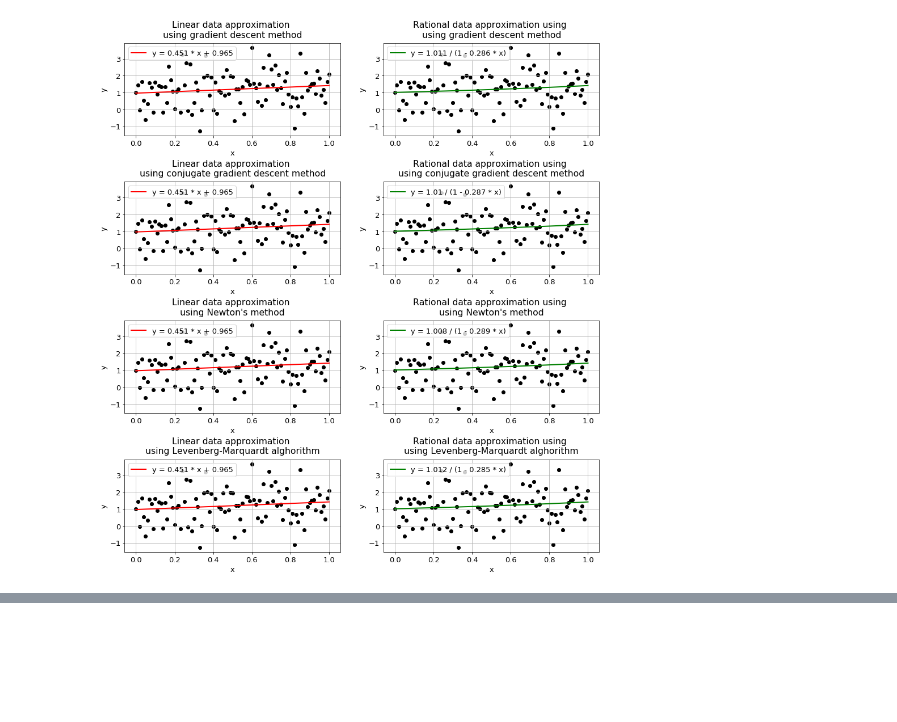
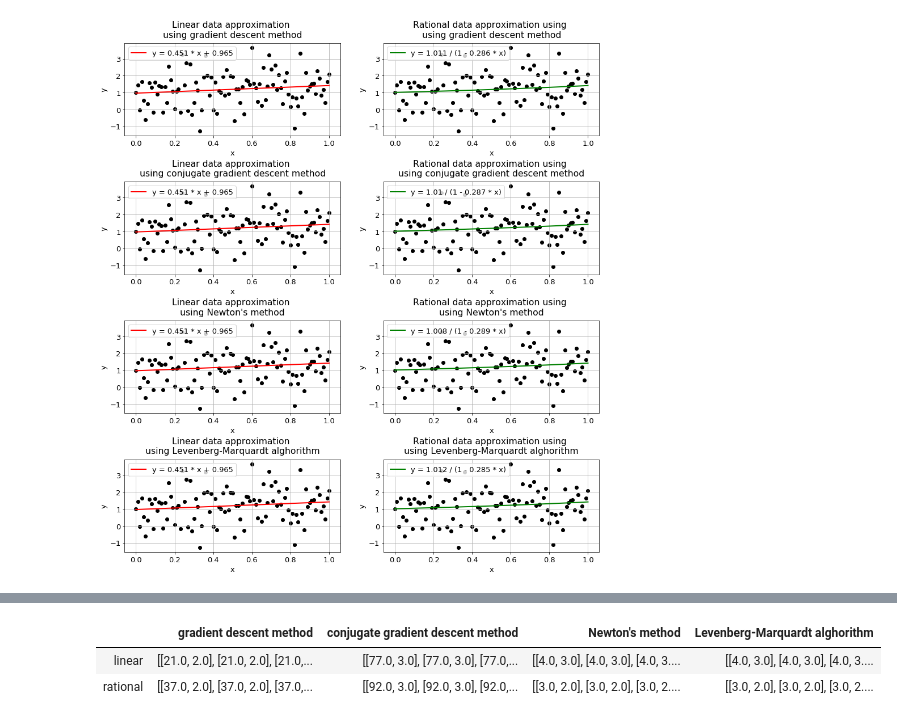
Before and after one commit to belpablo/Algorithms-21, a Jupyter notebook: Lab_3/Lab_3.ipynb, the cells around one changed output, grey strips where cells are left out. Cells and saved outputs as stored; diff of their text form; code cells hidden in the pictures; blank space fills up the shorter version.

```diff
--- a/Lab_3/Lab_3.ipynb
+++ b/Lab_3/Lab_3.ipynb
@@ -347,0 +434,37 @@ fig.savefig('bars.png')
+# %%
+# precision analysis:
+
+algos_names = list(algos_dict.keys())
+sol_dict = {name: {} for name in algos_names}
+
+for alg_name in algos_names:
+    sol_dict[alg_name] = {'linear': [], 'rational': []}
+
+eps_arr = np.logspace(-1, -8, 100)
+
+
+for eps in eps_arr:
+
+    for alg_name in algos_names[:-1]:
+
+        lin_arr = algos_dict[alg_name](least_squares_linear, eps = eps)
+        sol_dict[alg_name]['linear'].append([lin_arr[2], lin_arr[3]])
+
+        rat_arr = algos_dict[alg_name](least_squares_rational, eps = eps)
+        sol_dict[alg_name]['rational'].append([rat_arr[2], rat_arr[3]])
+
+    alg_name = list(algos_dict.keys())[-1]
+
+    lin_dict = algos_dict[alg_name](linear_approx)
+    sol_dict[alg_name]['linear'].append([lin_arr[2], lin_arr[3]])
+
+    rat_dict = algos_dict[alg_name](rational_approx)
+    sol_dict[alg_name]['rational'].append([rat_arr[2], rat_arr[3]])
+
+
+df = pd.DataFrame(sol_dict)
+df
+# %% [output]
+|  | gradient descent method | conjugate gradient descent method | Newton's method | Levenberg-Marquardt alghorithm |
+| linear | [[21.0, 2.0], [21.0, 2.0], [21.0,... | [[77.0, 3.0], [77.0, 3.0], [77.0,... | [[4.0, 3.0], [4.0, 3.0], [4.0, 3.... | [[4.0, 3.0], [4.0, 3.0], [4.0, 3.... |
+| rational | [[37.0, 2.0], [37.0, 2.0], [37.0,... | [[92.0, 3.0], [92.0, 3.0], [92.0,... | [[3.0, 2.0], [3.0, 2.0], [3.0, 2.... | [[3.0, 2.0], [3.0, 2.0], [3.0, 2.... |
```
Also changed, not shown: parts of 7 cells of this notebook, 3 other files.
